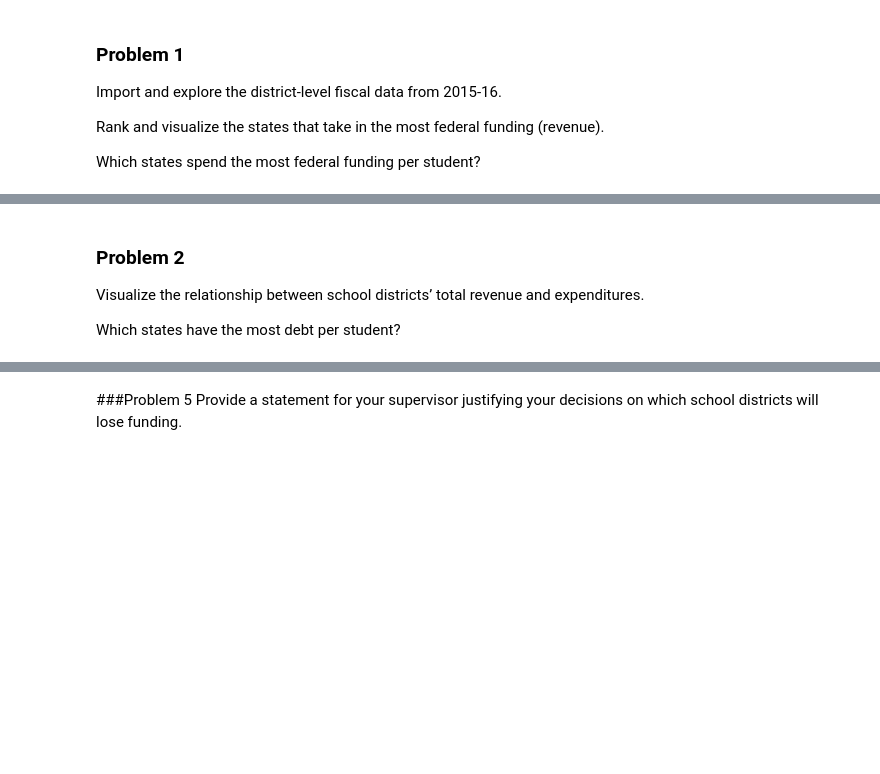
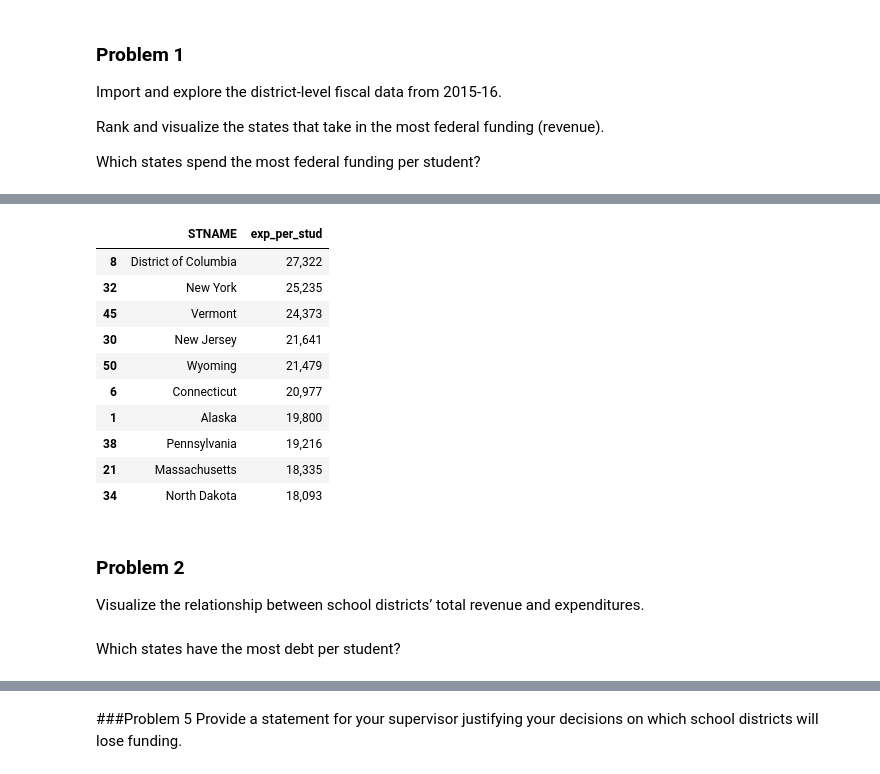
Before and after one commit to prathwishshetty/DS5500_HW_3, a Jupyter notebook: DS5500_HW_3.ipynb, the cells around one changed output, grey strips where cells are left out. Cells and saved outputs as stored; diff of their text form; code cells hidden in the pictures; blank space fills up the shorter version.

```diff
--- a/DS5500_HW_3.ipynb
+++ b/DS5500_HW_3.ipynb
@@ -89,9 +108,23 @@ fig = px.bar(data_grouped, x='STNAME', y='rev_per_stud')
 fig.show()
 # %% [output]
 [interactive output not drawn]
+# %%
+data_grouped.sort_values(by=['exp_per_stud'],ascending=False)[['STNAME','exp_per_stud']].head(10)
+# %% [output]
+|  | STNAME | exp_per_stud |
+| 8 | District of Columbia | 27,322 |
+| 32 | New York | 25,235 |
+| 45 | Vermont | 24,373 |
+| 30 | New Jersey | 21,641 |
+| 50 | Wyoming | 21,479 |
+| 6 | Connecticut | 20,977 |
+| 1 | Alaska | 19,800 |
+| 38 | Pennsylvania | 19,216 |
+| 21 | Massachusetts | 18,335 |
+| 34 | North Dakota | 18,093 |
 # %% [markdown]
 ### Problem 2
 
 Visualize the relationship between school districts’ total revenue and expenditures.
-
-Which states have the most debt per student?
+# %% [markdown]
+Which states have the most debt per student?
```
Also changed, not shown: parts of 19 cells of this notebook.
